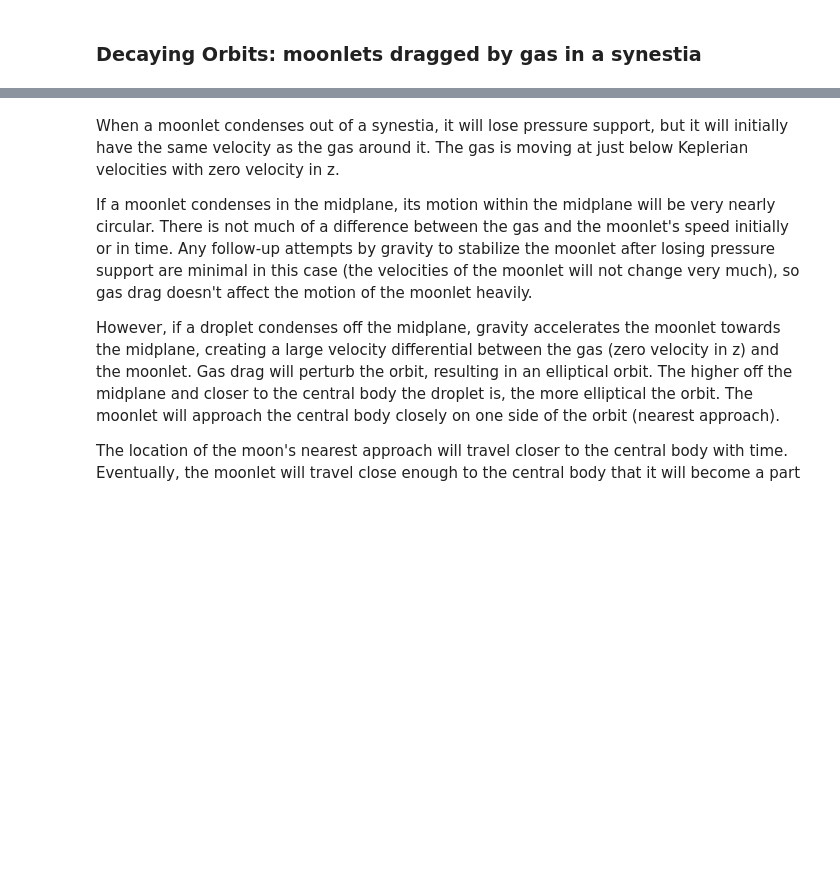
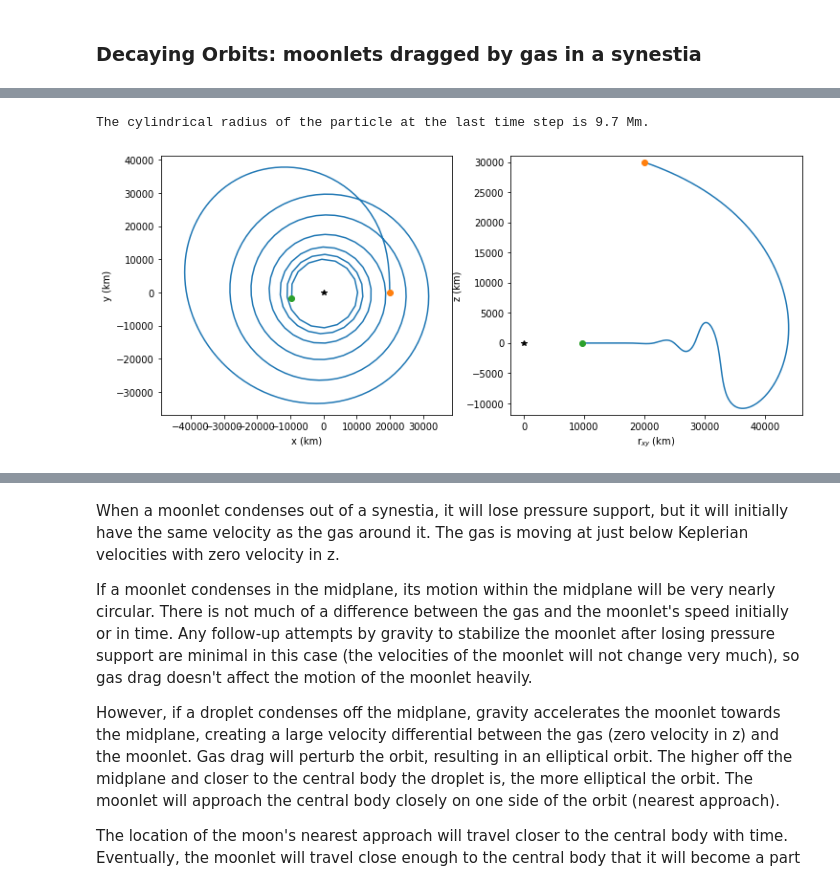
Before and after one commit to gohollyo/Synestia, a Jupyter notebook: 05MoonFormationInSynestias.ipynb, the cells around one changed output, grey strips where cells are left out. Cells and saved outputs as stored; diff of their text form; code cells hidden in the pictures; blank space fills up the shorter version.

```diff
--- a/05MoonFormationInSynestias.ipynb
+++ b/05MoonFormationInSynestias.ipynb
@@ -198,6 +224,7 @@ import math
 import numpy as np
 import rebound
 import matplotlib.pyplot as plt
+
 Mass_syn=1e24#np.sum(synfits.SNAP_CukStewart.m) #Earth mass synestia in kg
 dens=3000. #density of moonlet kg/m3
 #def pltdrag(r0,x0,y0,z0)
@@ -218,11 +245,12 @@ r0=1e3 #body radius of moonlet in m
 m0=4.*math.pi*dens*(r0**3)/3. #mass of moonlet in kg
 x0=20e6 #initial x position of moonlet in m
 y0=0 #initial y position of moonlet in m
-z0=0 #initial z position of moonlet in m
+z0=30e6 #initial z position of moonlet in m
 s0=(x0**2 + y0**2)**0.5 #initial moonlet distance from rotational axis in m
 v_gas=0.95*(G_hr*Mass_syn/s0)**0.5 #sub-Keplerian gas velocity m/hr #0.01*(10.**(0.15599001870969695*np.log10(s0) - 1.6401471197424731))*((G_hr*Mass_syn/s0)**0.5)
 vx0=-v_gas*y0/s0 #x-component of sub-Keplerian gas velocity m/hr
 vy0=v_gas*x0/s0 #y-component of sub-Keplerian gas velocity m/hr
+
 sim_drag = rebound.Simulation() #start simulation
 sim_drag.units = ('Hr', 'M', 'Kg') #use SI units, seconds not available
 sim_drag.add(m=Mass_syn) #add central body: Earth mass synestia
@@ -234,63 +262,97 @@ ps_drag[1].z=z0 #set initial z position of moonlet in m
 ps_drag[1].vx=vx0 #set initial x velocity of moonlet in m/hr #intial velocities will be same as gas
 ps_drag[1].vy=vy0 #set initial y velocity of moonlet in m/hr
 ps_drag[1].vz=0 #set initial z velocity of moonlet in m/hr #assume gas is not moving in z
-sim_drag.integrator = "ias15" #default integrator; adaptive time-stepping
+sim_drag.integrator = "ias15"#"whfast"#"leapfrog"#symplectic integrator #"ias15" #default integrator; adaptive time-stepping
+sim_drag.min_dt=0.001
+sim_drag.dt=0.001
+const1=10.55#10 to 11
+const2=0.86#0.85 to 0.9
+const3=0.9e35 #1e33 to 1e37
+const4=-4.7 #-4.5 to -5
 def drag(sim_drag):
     #drag coefficient is 2 in potential Moon-forming synestias
     ps_x = ps_drag[1].x
     ps_y = ps_drag[1].y
+    ps_z = ps_drag[1].z
     ps_vx = ps_drag[1].vx
     ps_vy = ps_drag[1].vy
     ps_vz = ps_drag[1].vz
-    s=(ps_x**2 + ps_y**2)**0.5 #cylindrical radius of moonlet in m
-    #z_s=.047*(s**(5./4.)) #scale height fit in m
-    rho_g=1000.#1e15*(s**(-11/4))*np.exp(-(ps_drag[1].z/z_s)**2) #gas density fit in kg/m^3
-    v_g=0.95*(G_hr*Mass_syn/s)**0.5 #sub-Keplerian gas velocity in m/hr #(10.**(0.15599001870969695*np.log10(s) - 1.6401471197424731))*((reb_sim.G*Mass_syn/s)**0.5)
-    v_gx=-v_g*ps_y/s #x component of gas velocity in m/hr
-    v_gy=v_g*ps_x/s #y component of gas velocity in m/hr
+    s=np.sqrt(np.power(ps_x,2) + np.power(ps_y,2)) #cylindrical radius of moonlet in m
+    z_s=const1*np.power(s,const2) #scale height fit in m
+    rho_g=const3*np.power(s,const4)*np.exp(-np.power(ps_z/z_s,2)) #gas density fit in kg/m^3
+    v_g=0.95*np.sqrt(G_hr*Mass_syn/s) #sub-Keplerian gas velocity in m/hr #(10.**(0.15599001870969695*np.log10(s) - 1.6401471197424731))*((reb_sim.G*Mass_syn/s)**0.5)
+    theta=np.arctan(ps_y/ps_x)
+    v_gx=-np.abs(v_g*np.sin(theta))*np.sign(ps_y) #x component of gas velocity in m/hr
+    v_gy=np.abs(v_g*np.cos(theta))*np.sign(ps_x) #y component of gas velocity in m/hr
     #assumption: speed of gas in z, v_gz, will be zero for synestia in hydrostatic equilibrium
     v_rel_x=ps_vx - v_gx
     v_rel_y=ps_vy - v_gy
-    v_rel=(v_rel_x**2 + v_rel_y**2 + ps_vz**2)**0.5
+    v_rel=np.sqrt(v_rel_x**2 + v_rel_y**2 + ps_vz**2)
     factor = math.pi*(ps_drag[1].r**2)*rho_g*v_rel/ps_drag[1].m #common factor for gas drag in components
+    #print('x,y,vx,vz',ps_x,ps_y,ps_vx,ps_y)
+    #print('a_init',ps_drag[1].ax,ps_drag[1].ay)
+    #print('a_drag',-factor*v_rel_x,-factor*v_rel_y)
     ps_drag[1].ax += -factor*v_rel_x
     ps_drag[1].ay += -factor*v_rel_y
     ps_drag[1].az += -factor*ps_vz
+    #print('a_tot',ps_drag[1].ax,ps_drag[1].ay)
 sim_drag.additional_forces = drag
 sim_drag.force_is_velocity_dependent = 1
 #sim_drag.exit_min_distance = 10e6 #m
+def heartbeat(sim_drag):
+    print(sim_drag.contents.t)
+#sim_drag.heartbeat = heartbeat
+#sim_drag.automateSimulationArchive("sa.bin",interval=1.)
 sim_drag.move_to_com()
-Noutputs = 2
-times = np.linspace(0.,310., Noutputs)
+
+Noutputs = 300
+times = np.linspace(0.,140., Noutputs)
+#time = 0.1
 xholder = np.zeros(Noutputs)
 yholder = np.zeros(Noutputs)
 zholder = np.zeros(Noutputs)
 for k,time in enumerate(times):
     sim_drag.integrate(time)
+    #print(sa[0],sa[-1])
     xholder[k] = ps_drag[1].x   # This stores the data which allows us to plot it later
     yholder[k] = ps_drag[1].y
     zholder[k] = ps_drag[1].z
+#sim_drag.integrate(time)
+#sim_drag.integrator_synchronize()
+#sa = rebound.SimulationArchive("sa.bin")
+#req = sa.getSimulations(times)
+#print(sa[0].particles[1].x,sa[-1].particles[1].x)
+
+#xholder = ps_drag[1].x   # This stores the data which allows us to plot it later
+#yholder = ps_drag[1].y
+#zholder = ps_drag[1].z
 sholder = (xholder**2 + yholder**2)**0.5
 print('The cylindrical radius of the particle at the last time step is {0:.1f} Mm.'.format(sholder[-1]/1e6))
+
 fig = plt.figure(figsize=(12,5))
 ax = plt.subplot(121)
 plt.plot(xholder/1e3, yholder/1e3)
+#for req in sa:
+#    plt.plot(req.particles[1].x/1e3, req.particles[1].y/1e3)
 plt.plot(x0/1e3,y0/1e3,'o')
 plt.plot(0,0,'k*')
 plt.plot(xholder[-1]/1e3, yholder[-1]/1e3,'o')
 plt.xlabel('x (km)')
 plt.ylabel('y (km)')
 plt.axis('equal')
 ax2 = plt.subplot(122)
 plt.plot(sholder/1e3, zholder/1e3)
 plt.plot(s0/1e3,z0/1e3,'o')
 plt.plot(0,0,'k*')
 plt.plot(sholder[-1]/1e3, zholder[-1]/1e3,'o')
 plt.xlabel('r$_{xy}$ (km)')
 plt.ylabel('z (km)')
 plt.axis('equal')
 plt.show()
 plt.close()
+# %% [output]
+The cylindrical radius of the particle at the last time step is 9.7 Mm.
+[figure, added]
 # %%
 ### calculate decay time scales for lunar particles
 brad = np.asarray([1e-2,1.,1e3,1e6]) #m
```
Also changed, not shown: parts of 3 cells of this notebook, 4 other files.
